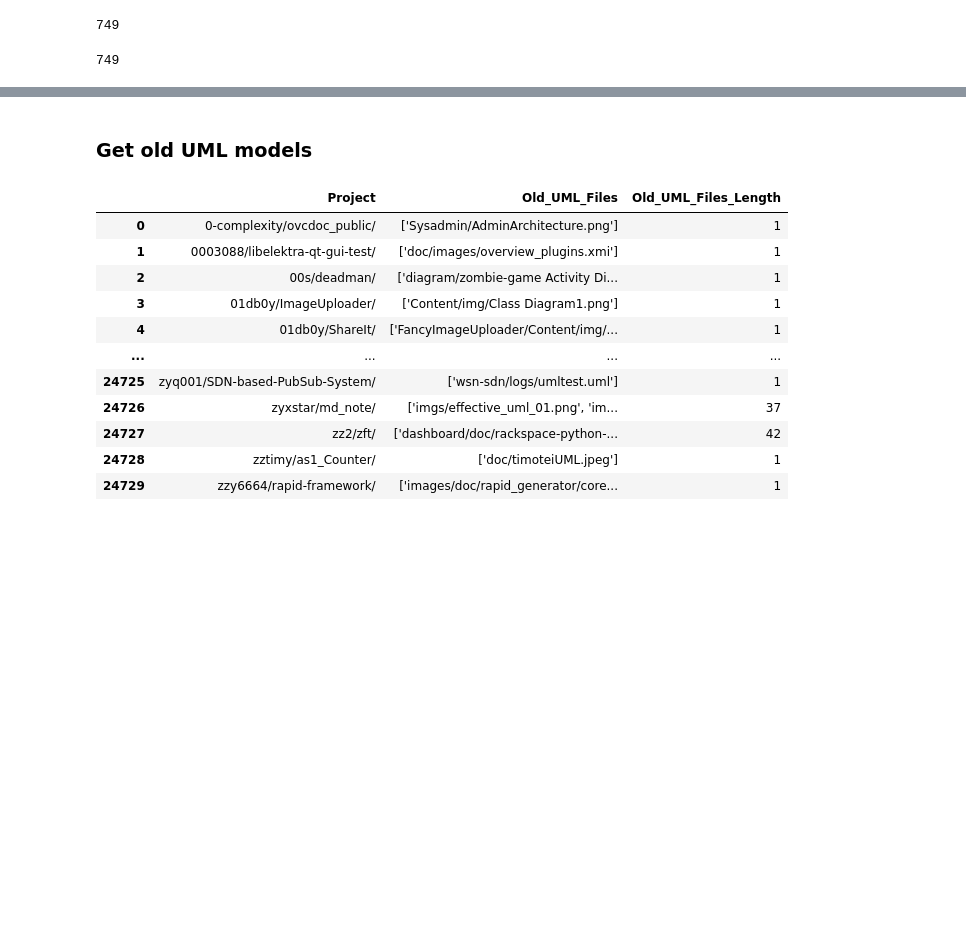
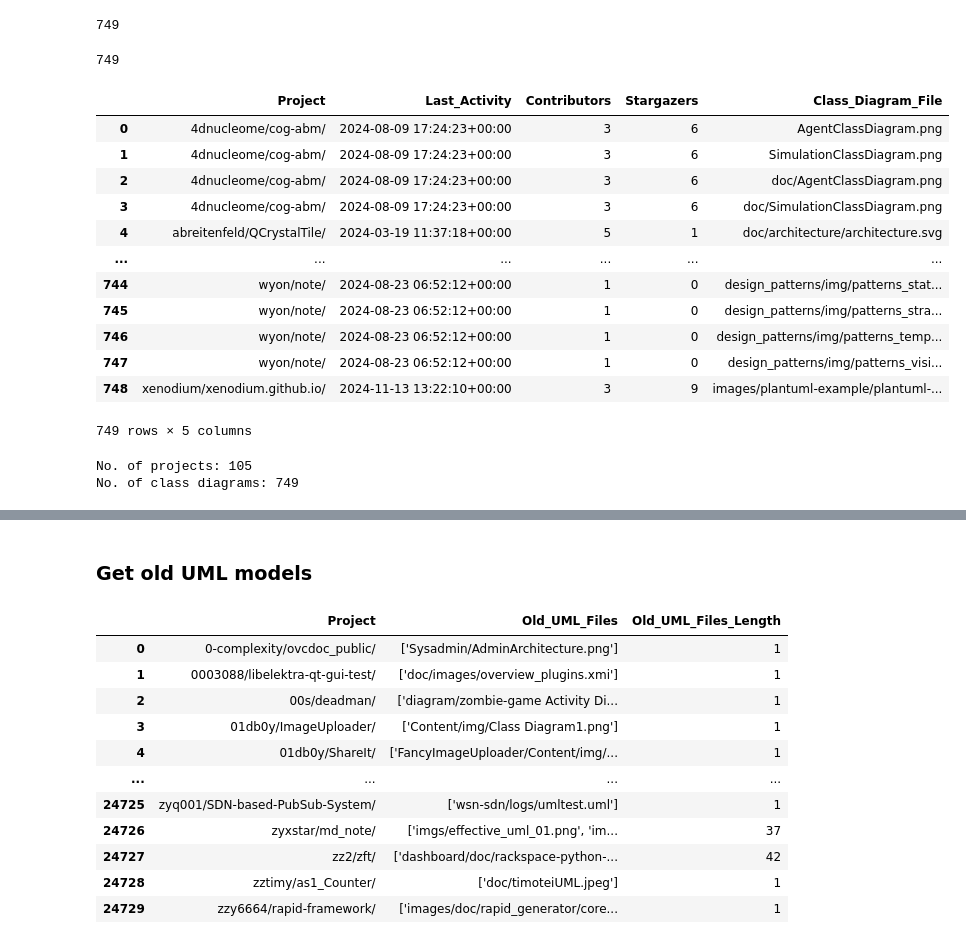
Before and after one commit to zakipauzi/uml_code_traceability, a Jupyter notebook: 2_filter_repos.ipynb, the cells around one changed output, grey strips where cells are left out. Drawn from its saved outputs; the diff is of its cells as text; code cells hidden in the pictures; blank space fills up the shorter version.

```diff
--- a/2_filter_repos.ipynb
+++ b/2_filter_repos.ipynb
@@ -268,3 +237,27 @@ count_files('class_diagrams')
 934 - 185 # to confirm that 185 duplicate files were removed
 # %% [output]
 749
+# %%
+class_diagrams_df = pd.read_csv("class_diagrams_df.csv")
+class_diagrams_df = class_diagrams_df[class_diagrams_df['Duplicate?'] == False].drop(columns=['Duplicate?']).reset_index(drop=True)
+class_diagrams_df
+# %% [output]
+|  | Project | Last_Activity | Contributors | Stargazers | Class_Diagram_File |
+| 0 | 4dnucleome/cog-abm/ | 2024-08-09 17:24:23+00:00 | 3 | 6 | AgentClassDiagram.png |
+| 1 | 4dnucleome/cog-abm/ | 2024-08-09 17:24:23+00:00 | 3 | 6 | SimulationClassDiagram.png |
+| 2 | 4dnucleome/cog-abm/ | 2024-08-09 17:24:23+00:00 | 3 | 6 | doc/AgentClassDiagram.png |
+| 3 | 4dnucleome/cog-abm/ | 2024-08-09 17:24:23+00:00 | 3 | 6 | doc/SimulationClassDiagram.png |
+| 4 | abreitenfeld/QCrystalTile/ | 2024-03-19 11:37:18+00:00 | 5 | 1 | doc/architecture/architecture.svg |
+| ... | ... | ... | ... | ... | ... |
+| 744 | wyon/note/ | 2024-08-23 06:52:12+00:00 | 1 | 0 | design_patterns/img/patterns_stat... |
+| 745 | wyon/note/ | 2024-08-23 06:52:12+00:00 | 1 | 0 | design_patterns/img/patterns_stra... |
+| 746 | wyon/note/ | 2024-08-23 06:52:12+00:00 | 1 | 0 | design_patterns/img/patterns_temp... |
+| 747 | wyon/note/ | 2024-08-23 06:52:12+00:00 | 1 | 0 | design_patterns/img/patterns_visi... |
+| 748 | xenodium/xenodium.github.io/ | 2024-11-13 13:22:10+00:00 | 3 | 9 | images/plantuml-example/plantuml-... |
+749 rows × 5 columns
+# %%
+print(f'No. of projects: {class_diagrams_df["Project"].nunique()}')
+print(f'No. of class diagrams: {class_diagrams_df.shape[0]}')
+# %% [output]
+No. of projects: 105
+No. of class diagrams: 749
```
Also changed, not shown: parts of 17 cells of this notebook, 1 other file.
